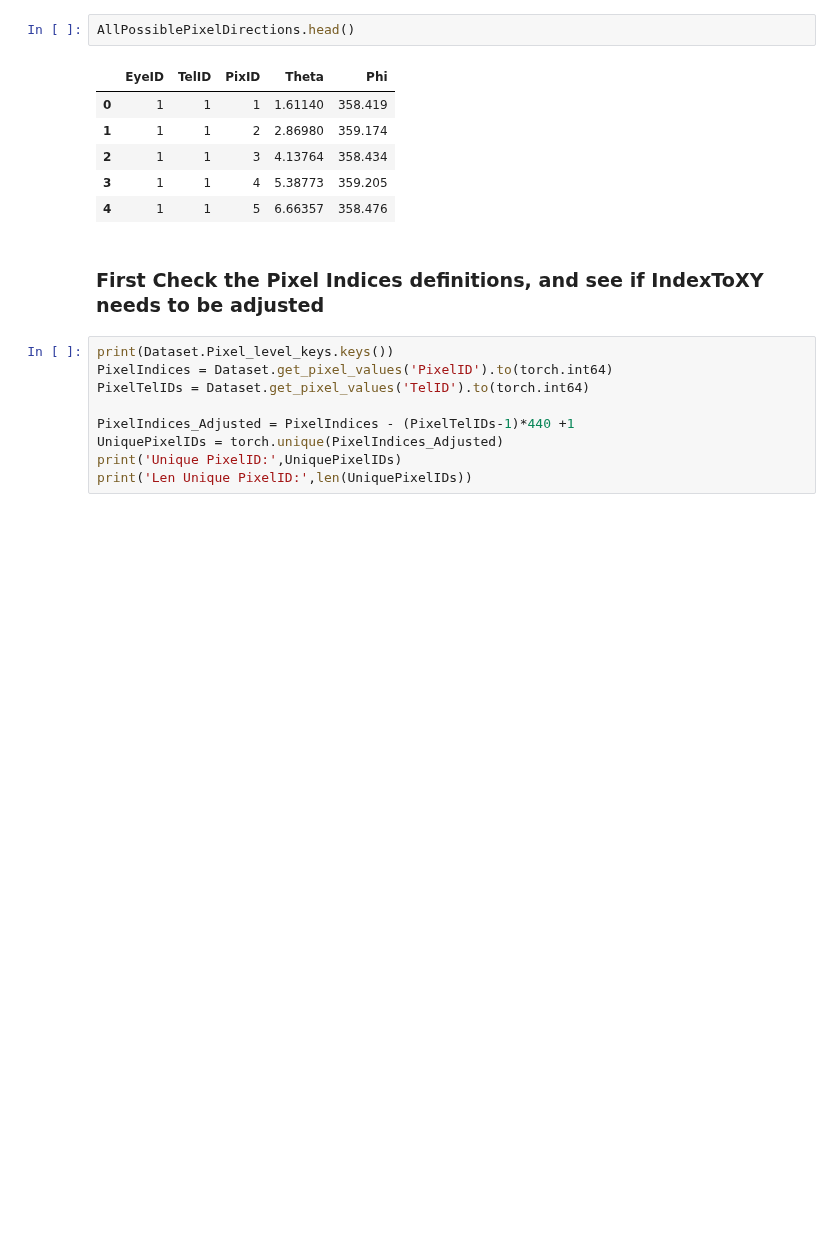
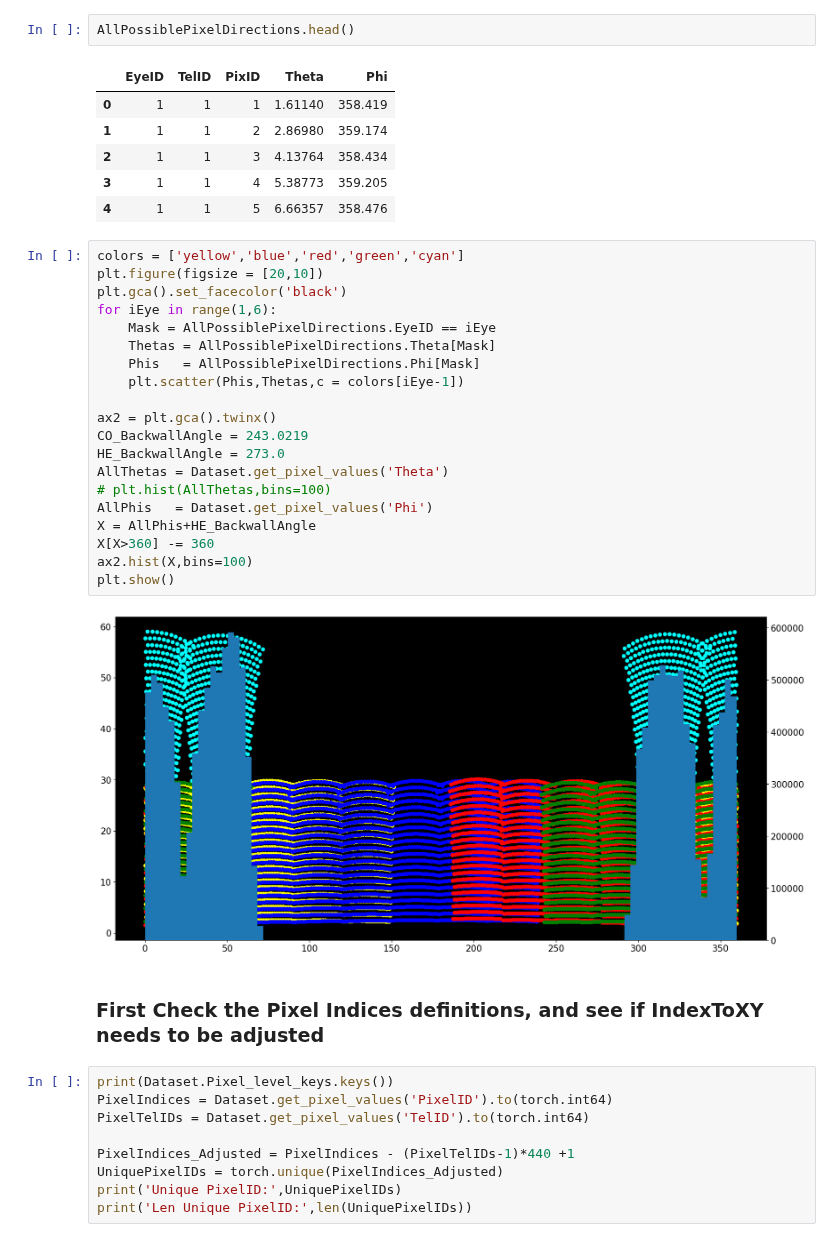
Before and after one commit to fedor-tairli/CDEProject, a Jupyter notebook: Dataset/TestingDataset_2.ipynb, the cells around one changed output. Cells and saved outputs as stored; diff of their text form; blank space fills up the shorter version.

```diff
--- a/Dataset/TestingDataset_2.ipynb
+++ b/Dataset/TestingDataset_2.ipynb
@@ -126,6 +109,28 @@ AllPossiblePixelDirections.head()
 | 2 | 1 | 1 | 3 | 4.13764 | 358.434 |
 | 3 | 1 | 1 | 4 | 5.38773 | 359.205 |
 | 4 | 1 | 1 | 5 | 6.66357 | 358.476 |
+# %%
+colors = ['yellow','blue','red','green','cyan']
+plt.figure(figsize = [20,10])
+plt.gca().set_facecolor('black')
+for iEye in range(1,6):
+    Mask = AllPossiblePixelDirections.EyeID == iEye
+    Thetas = AllPossiblePixelDirections.Theta[Mask]
+    Phis   = AllPossiblePixelDirections.Phi[Mask]
+    plt.scatter(Phis,Thetas,c = colors[iEye-1])
+
+ax2 = plt.gca().twinx()
+CO_BackwallAngle = 243.0219
+HE_BackwallAngle = 273.0
+AllThetas = Dataset.get_pixel_values('Theta')
+# plt.hist(AllThetas,bins=100)
+AllPhis   = Dataset.get_pixel_values('Phi')
+X = AllPhis+HE_BackwallAngle
+X[X>360] -= 360
+ax2.hist(X,bins=100)
+plt.show()
+# %% [output]
+[figure, added]
 # %% [markdown]
 ### First Check the Pixel Indices definitions, and see if IndexToXY needs to be adjusted
 # %%
```
Also changed, not shown: parts of 10 cells of this notebook, 5 other files.
